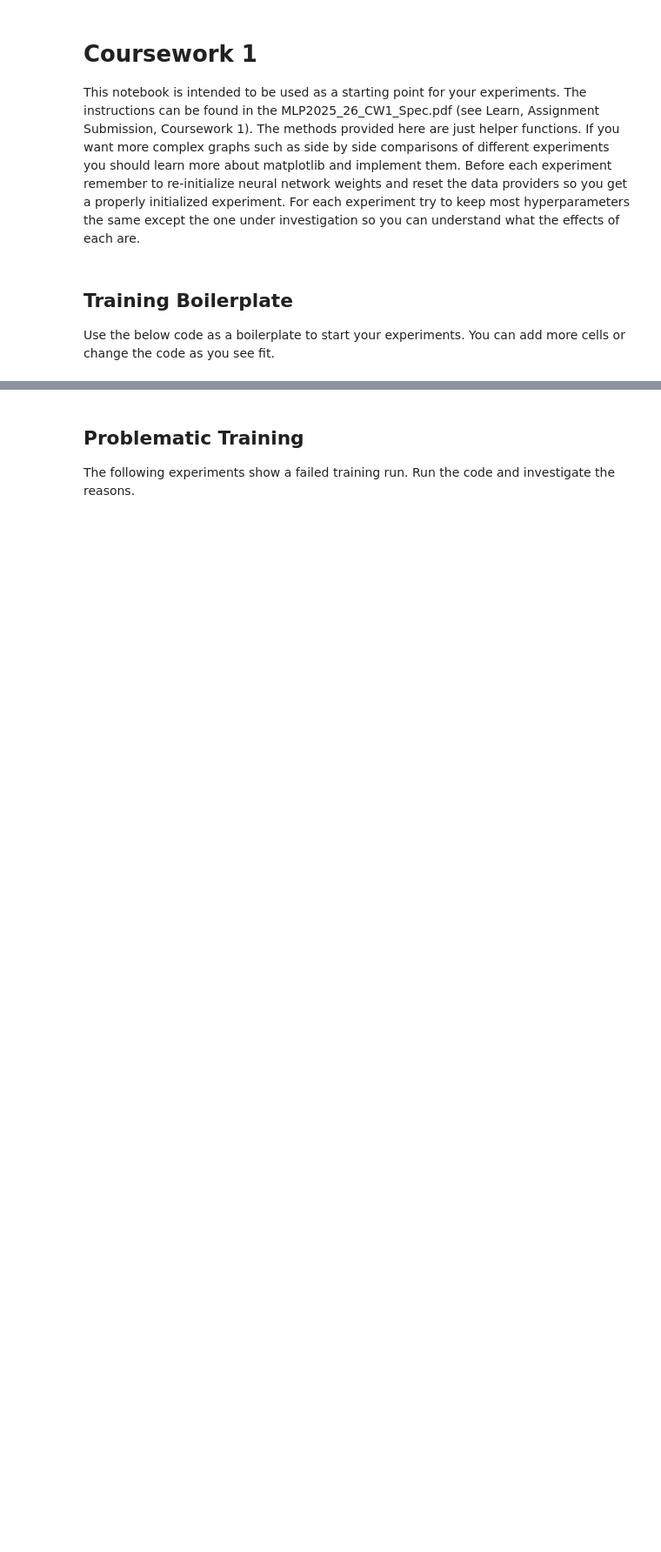
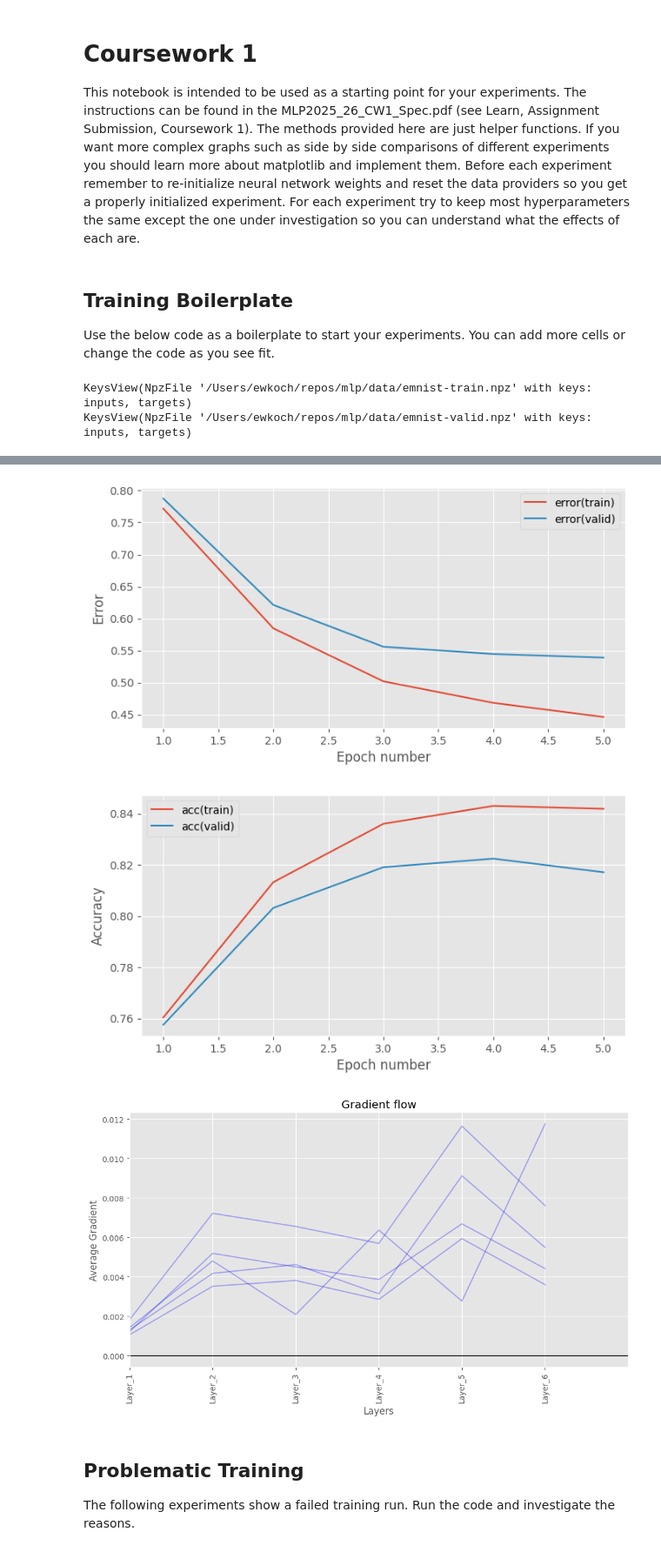
Before and after one commit to erickoch3/mlpractical, a Jupyter notebook: notebooks/Coursework_1.ipynb, the cells around one changed output, grey strips where cells are left out. Shown at 87% size. Drawn from its saved outputs; the diff is of its cells as text; code cells hidden in the pictures; blank space fills up the shorter version.

Commit message:
feat: add coursework 1 scaffolding and model updates

```diff
--- a/notebooks/Coursework_1.ipynb
+++ b/notebooks/Coursework_1.ipynb
@@ -71,17 +103,20 @@ def train_model_and_plot_stats(
 # should instead use the .reset() method of the data providers.
 
 # Seed a random number generator
-seed = 111020
-rng = np.random.RandomState(seed)
-batch_size = 100
+seed: int = 111020
+rng: RandomState = np.random.RandomState(seed)
+batch_size: int = 100
 # Set up a logger object to print info about the training run to stdout
-logger = logging.getLogger()
+logger: logging.Logger = logging.getLogger(__name__)
 logger.setLevel(logging.INFO)
 logger.handlers = [logging.StreamHandler()]
 
 # Create data provider objects for the MNIST data set
-train_data = EMNISTDataProvider('train', batch_size=batch_size, rng=rng)
-valid_data = EMNISTDataProvider('valid', batch_size=batch_size, rng=rng)
+train_data: EMNISTDataProvider = EMNISTDataProvider('train', batch_size=batch_size, rng=rng)
+valid_data: EMNISTDataProvider = EMNISTDataProvider('valid', batch_size=batch_size, rng=rng)
+# %% [output]
+KeysView(NpzFile '/Users/ewkoch/repos/mlp/data/emnist-train.npz' with keys: inputs, targets)
+KeysView(NpzFile '/Users/ewkoch/repos/mlp/data/emnist-valid.npz' with keys: inputs, targets)
 # %%
 # The model set up code below is provided as a starting point.
 # You will probably want to add further code cells for the
@@ -90,27 +125,41 @@ valid_data = EMNISTDataProvider('valid', batch_size=batch_size, rng=rng)
 %pip install tqdm
 
 # Setup hyperparameters
-learning_rate = 0.001
-num_epochs = 5
-stats_interval = 1
+learning_rate: float = 0.001
+num_epochs: int = 5
+stats_interval: int = 1
+input_dim: int
+output_dim: int
+hidden_dim: int
 input_dim, output_dim, hidden_dim = 784, 47, 128
 
-weights_init = GlorotUniformInit(rng=rng)
-biases_init = ConstantInit(0.)
+weights_init: init.UniformInit = cast(init.UniformInit, GlorotUniformInit(rng=rng))
+biases_init: ConstantInit = ConstantInit(0.)
 
 # Create model with TWO hidden layers
 model = MultipleLayerModel([
-    AffineLayer(input_dim, hidden_dim, weights_init, biases_init), # first hidden layer
+    AffineLayer(input_dim, hidden_dim, weights_init, biases_init),  # first hidden layer
     ReluLayer(),
-    AffineLayer(hidden_dim, hidden_dim, weights_init, biases_init), # second hidden layer
+    AffineLayer(hidden_dim, hidden_dim, weights_init, biases_init),  # second hidden layer
     ReluLayer(),
-    AffineLayer(hidden_dim, output_dim, weights_init, biases_init) # output layer
+    AffineLayer(hidden_dim, output_dim, weights_init, biases_init)  # output layer
 ])
 
-error = CrossEntropySoftmaxError()
-# Use a Adam learning rule
-learning_rule = AdamLearningRule(learning_rate=learning_rate)
+error: CrossEntropySoftmaxError = CrossEntropySoftmaxError()
+# Use an Adam learning rule
+learning_rule: AdamLearningRule = AdamLearningRule(learning_rate=learning_rate)
 
 # Remember to use notebook=False when you write a script to be run in a terminal
-stats, keys, run_time, fig_1, ax_1, fig_2, ax_2, grad_plot, grad_ax = train_model_and_plot_stats(
+(
+    stats,
+    keys,
+    run_time,
+    fig_1,
+    ax_1,
+    fig_2,
+    ax_2,
+    grad_plot,
+    grad_ax,
+) = train_model_and_plot_stats(
     model, error, learning_rule, train_data, valid_data, num_epochs, stats_interval, notebook=True)
+# %% [output]
@@ -117,3 +169,6 @@ stats, keys, run_time, fig_1, ax_1, fig_2, ax_2, grad_plot, grad_ax = train_mode
+[figure, added]
+[figure, added]
+[figure, added]
 # %% [markdown]
 ## Problematic Training
 
```
Also changed, not shown: parts of 8 cells of this notebook, 38 other files.
